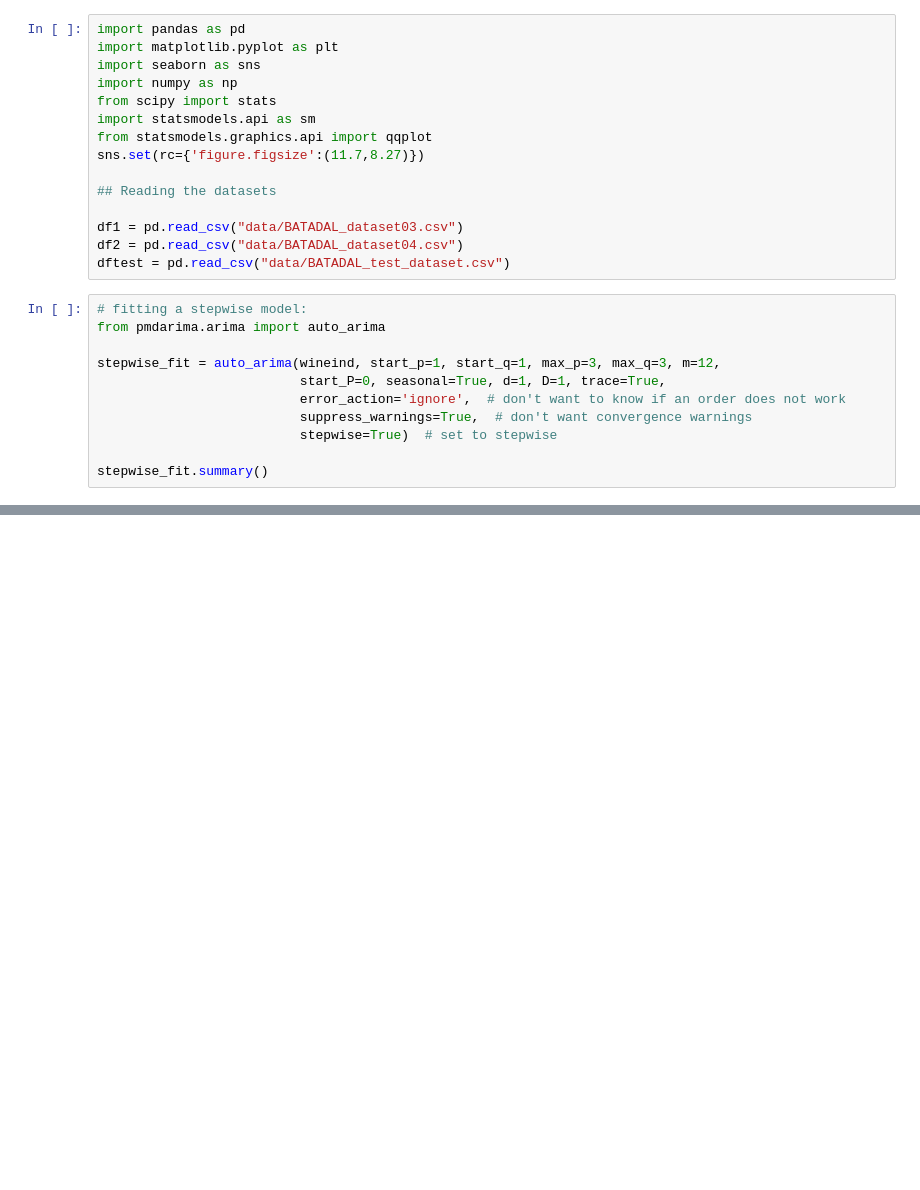
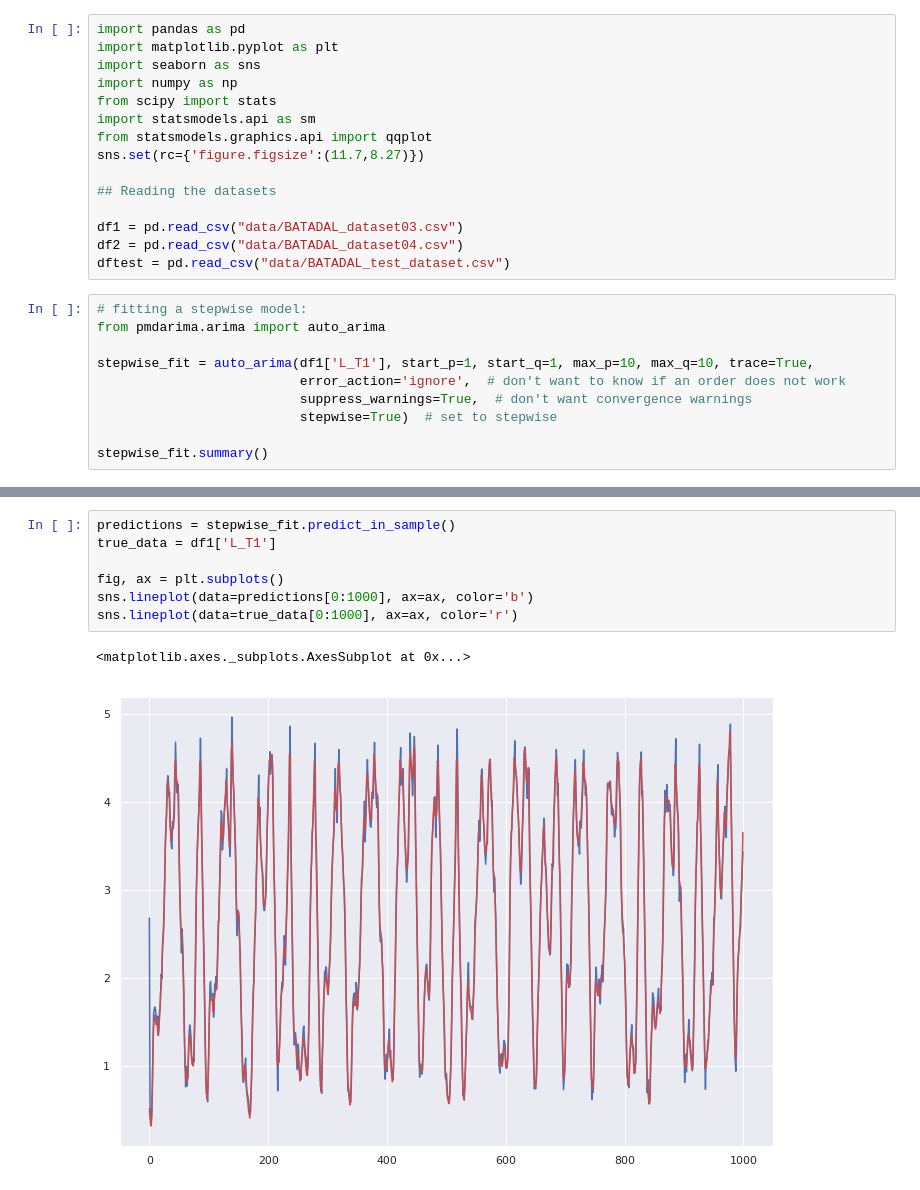
Before and after one commit to sebastiaansch/CDALab2, a Jupyter notebook: Assignment/ARMA task.ipynb, the cells around one changed output, grey strips where cells are left out. Cells and saved outputs as stored; diff of their text form; blank space fills up the shorter version.

Commit message:
Auto ARIMA

```diff
--- a/Assignment/ARMA task.ipynb
+++ b/Assignment/ARMA task.ipynb
@@ -17,8 +17,7 @@ dftest = pd.read_csv("data/BATADAL_test_dataset.csv")
 # fitting a stepwise model:
 from pmdarima.arima import auto_arima
 
-stepwise_fit = auto_arima(wineind, start_p=1, start_q=1, max_p=3, max_q=3, m=12,
-                          start_P=0, seasonal=True, d=1, D=1, trace=True,
+stepwise_fit = auto_arima(df1['L_T1'], start_p=1, start_q=1, max_p=10, max_q=10, trace=True,
                           error_action='ignore',  # don't want to know if an order does not work
                           suppress_warnings=True,  # don't want convergence warnings
                           stepwise=True)  # set to stepwise
@@ -47,0 +64,10 @@ dtype: float64
+# %%
+predictions = stepwise_fit.predict_in_sample()
+true_data = df1['L_T1']
+
+fig, ax = plt.subplots()
+sns.lineplot(data=predictions[0:1000], ax=ax, color='b')
+sns.lineplot(data=true_data[0:1000], ax=ax, color='r')
+# %% [output]
+<matplotlib.axes._subplots.AxesSubplot at 0x...>
+[figure, added]
```
Also changed, not shown: parts of 3 cells of this notebook.
